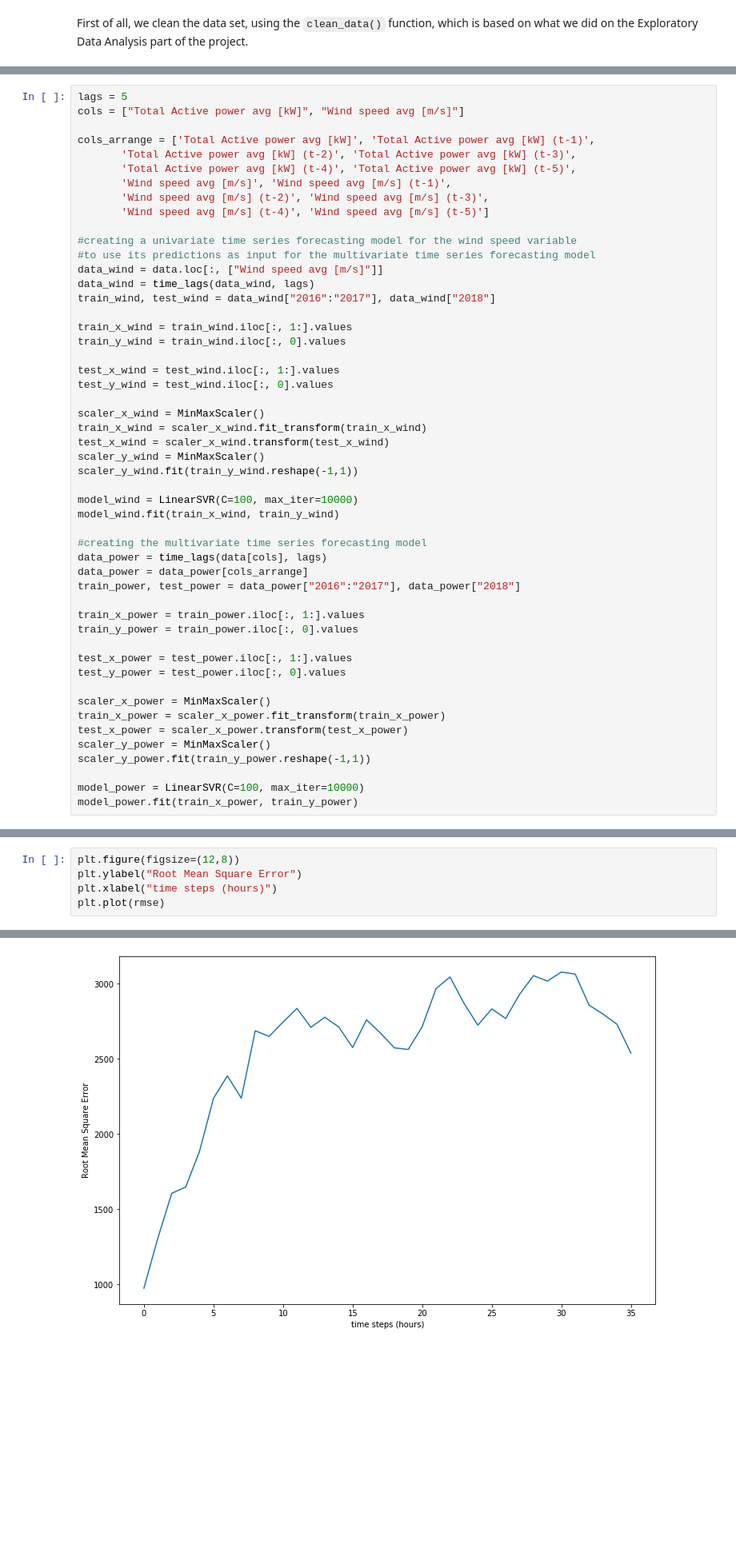
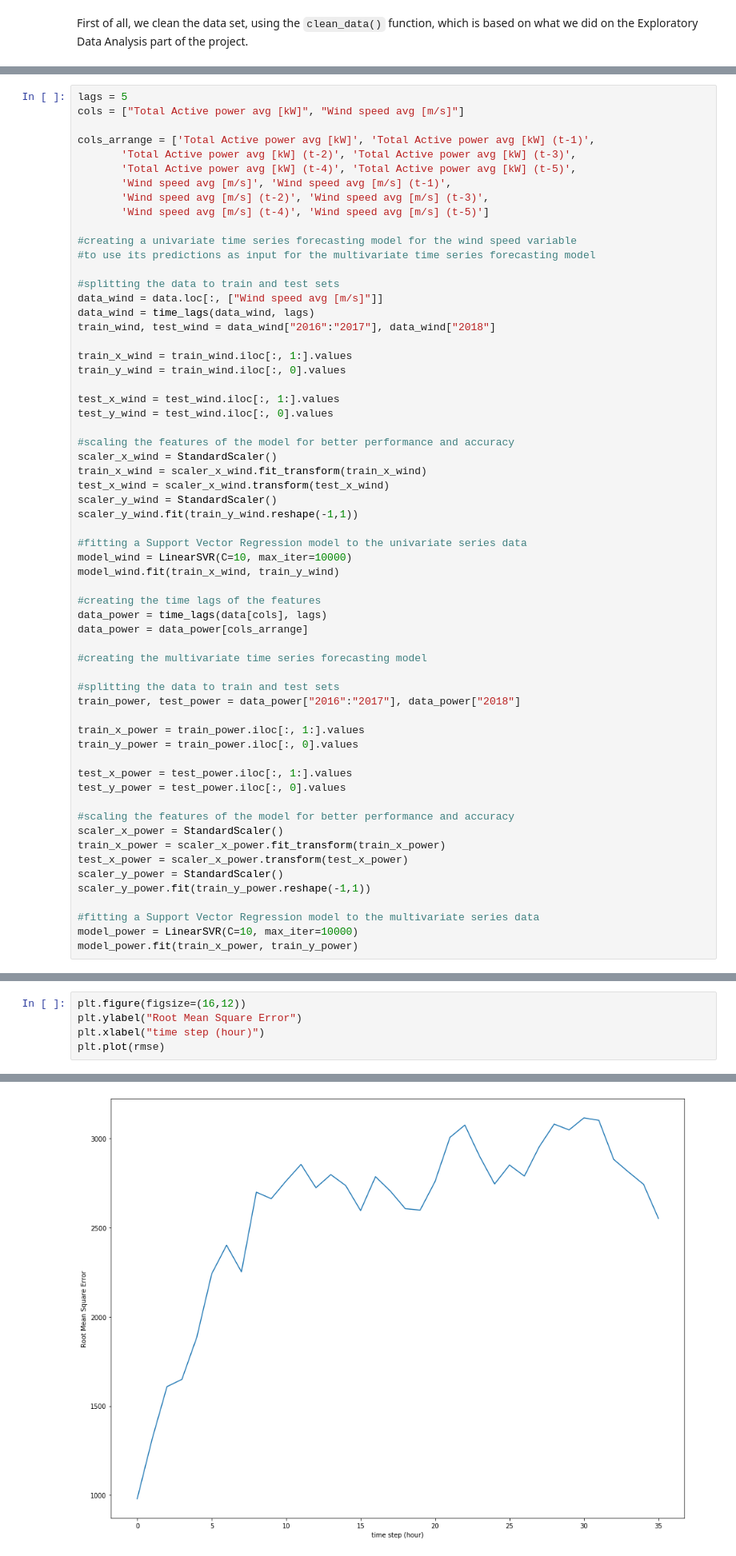
Before and after one commit to derevirn/wind-power-forecasting, a Jupyter notebook: SVR.ipynb, the cells around one changed output, grey strips where cells are left out. Shown at 80% size. Cells and saved outputs as stored; diff of their text form; blank space fills up the shorter version.

```diff
--- a/SVR.ipynb
+++ b/SVR.ipynb
@@ -134,6 +134,8 @@ cols_arrange = ['Total Active power avg [kW]', 'Total Active power avg [kW] (t-1
 
 #creating a univariate time series forecasting model for the wind speed variable
 #to use its predictions as input for the multivariate time series forecasting model
+
+#splitting the data to train and test sets
 data_wind = data.loc[:, ["Wind speed avg [m/s]"]]
 data_wind = time_lags(data_wind, lags)
 train_wind, test_wind = data_wind["2016":"2017"], data_wind["2018"]
@@ -144,18 +146,24 @@ train_y_wind = train_wind.iloc[:, 0].values
 test_x_wind = test_wind.iloc[:, 1:].values
 test_y_wind = test_wind.iloc[:, 0].values
 
-scaler_x_wind = MinMaxScaler()
+#scaling the features of the model for better performance and accuracy
+scaler_x_wind = StandardScaler()
 train_x_wind = scaler_x_wind.fit_transform(train_x_wind)
 test_x_wind = scaler_x_wind.transform(test_x_wind)
-scaler_y_wind = MinMaxScaler()
+scaler_y_wind = StandardScaler()
 scaler_y_wind.fit(train_y_wind.reshape(-1,1))
 
-model_wind = LinearSVR(C=100, max_iter=10000)
+#fitting a Support Vector Regression model to the univariate series data
+model_wind = LinearSVR(C=10, max_iter=10000)
 model_wind.fit(train_x_wind, train_y_wind)
 
-#creating the multivariate time series forecasting model
+#creating the time lags of the features
 data_power = time_lags(data[cols], lags)
 data_power = data_power[cols_arrange]
+
+#creating the multivariate time series forecasting model
+
+#splitting the data to train and test sets
 train_power, test_power = data_power["2016":"2017"], data_power["2018"]
 
 train_x_power = train_power.iloc[:, 1:].values
@@ -164,12 +172,14 @@ train_y_power = train_power.iloc[:, 0].values
 test_x_power = test_power.iloc[:, 1:].values
 test_y_power = test_power.iloc[:, 0].values
 
-scaler_x_power = MinMaxScaler()
+#scaling the features of the model for better performance and accuracy
+scaler_x_power = StandardScaler()
 train_x_power = scaler_x_power.fit_transform(train_x_power)
 test_x_power = scaler_x_power.transform(test_x_power)
-scaler_y_power = MinMaxScaler()
+scaler_y_power = StandardScaler()
 scaler_y_power.fit(train_y_power.reshape(-1,1))
 
-model_power = LinearSVR(C=100, max_iter=10000)
+#fitting a Support Vector Regression model to the multivariate series data
+model_power = LinearSVR(C=10, max_iter=10000)
 model_power.fit(train_x_power, train_y_power)
 # %% [output]
@@ -222,8 +255,8 @@ array([ 975.67666548, 1307.68764092, 1606.53702854, 1647.86700128,
 # %%
-plt.figure(figsize=(12,8))
+plt.figure(figsize=(16,12))
 plt.ylabel("Root Mean Square Error")
-plt.xlabel("time steps (hours)")
+plt.xlabel("time step (hour)")
 plt.plot(rmse)
 # %% [output]
 [<matplotlib.lines.Line2D at 0x...>]
-[figure, old version]
+[figure, new version]
```
Also changed, not shown: parts of 9 cells of this notebook.
